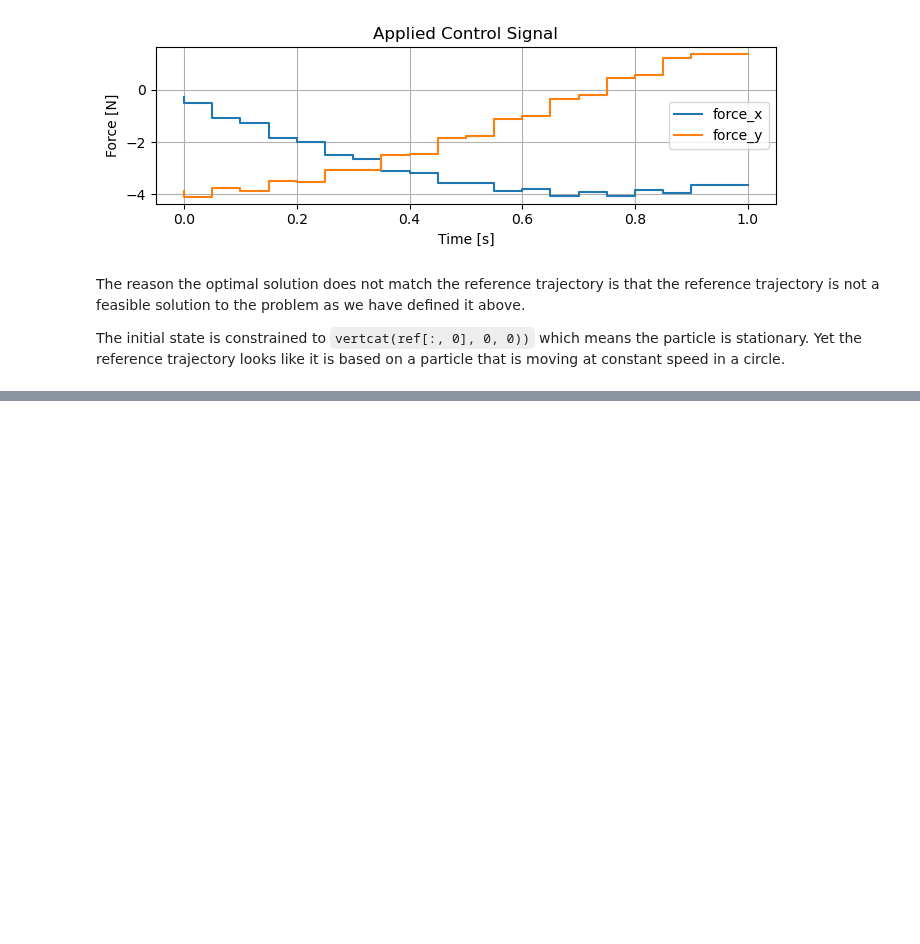
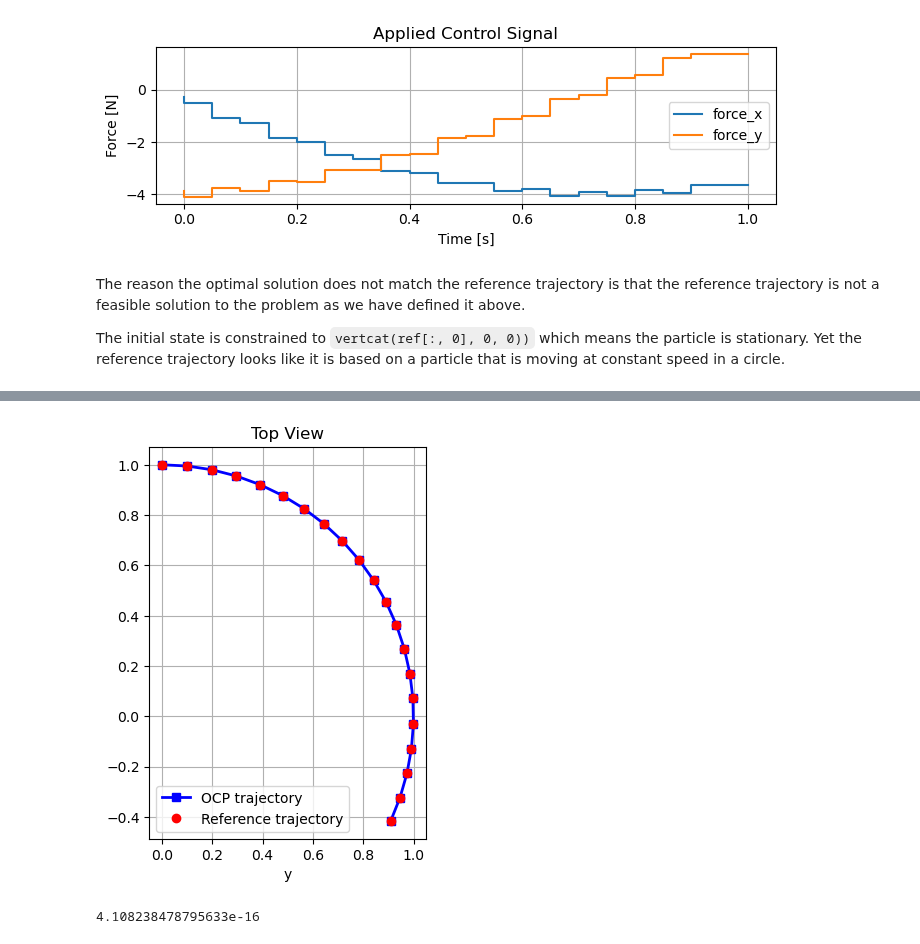
Before and after one commit to billtubbs/casadi-examples, a Jupyter notebook: 9-Time-Optimal-Control.ipynb, the cells around one changed output, grey strips where cells are left out. Saved outputs shown, nothing was run; the diff lists cells and outputs as text; code cells hidden in the pictures; blank space fills up the shorter version.

```diff
--- a/9-Time-Optimal-Control.ipynb
+++ b/9-Time-Optimal-Control.ipynb
@@ -203,0 +254,14 @@ The initial state is constrained to `vertcat(ref[:, 0], 0, 0))` which means the
+# %%
+# Use SQP solver
+options = {'qpsol': 'qrqp'}
+# Silence optimizer outputs
+# options["qpsol_options"] = {"print_iter": False, "print_header": False}
+# options["print_iteration"] = False
+# options["print_header"] = False
+# options["print_status"] = False
+# options["print_time"] = False
+opti.solver('sqpmethod', options)
+
+#opti.solver('sqpmethod')
+
+sol = opti.solve()
@@ -203,0 +286,15 @@ The initial state is constrained to `vertcat(ref[:, 0], 0, 0))` which means the
+# %%
+xsol = sol.value(X)
+make_trajectory_plot(xsol, ref)
+plt.tight_layout()
+filename = f'toc_sol_1_2_top_view.pdf'
+plt.savefig(os.path.join(plot_dir, filename))
+plt.show()
+# %% [output]
+[figure, added]
+# %%
+# Tracking error
+tracking_rmse = np.sqrt(sol.value(sumsqr(X[:2, :] - ref)) / (N + 1))
+tracking_rmse
+# %% [output]
+4.108238478795633e-16
```
Also changed, not shown: parts of 8 cells of this notebook, 1 other file.
